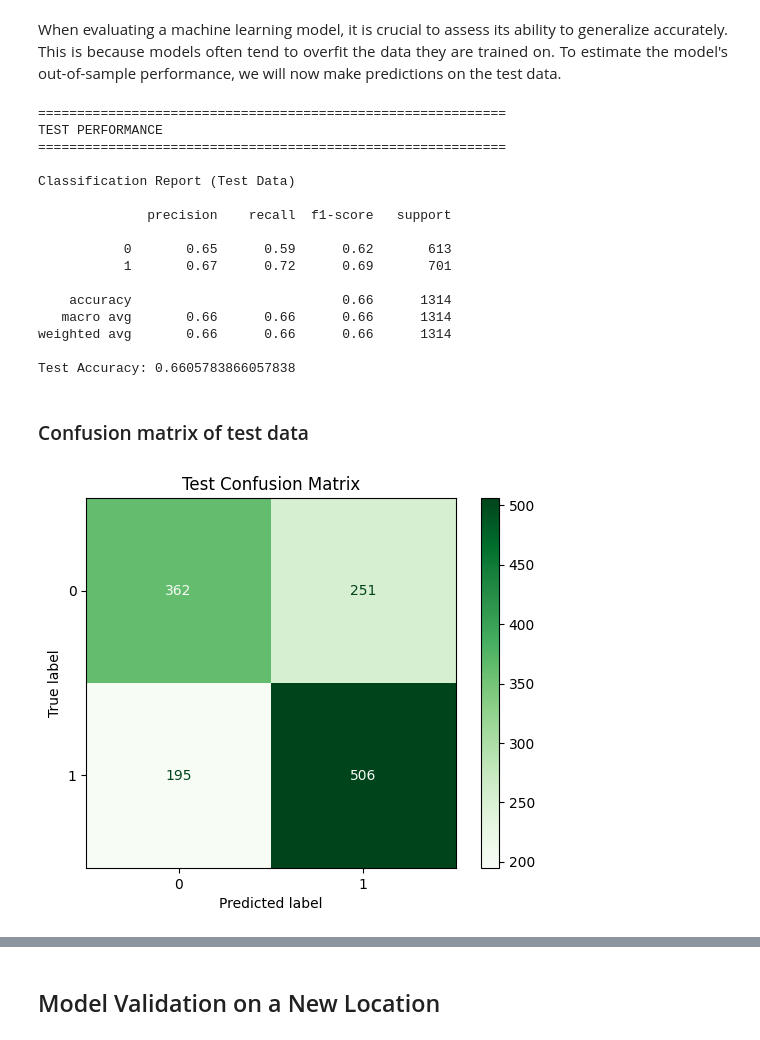
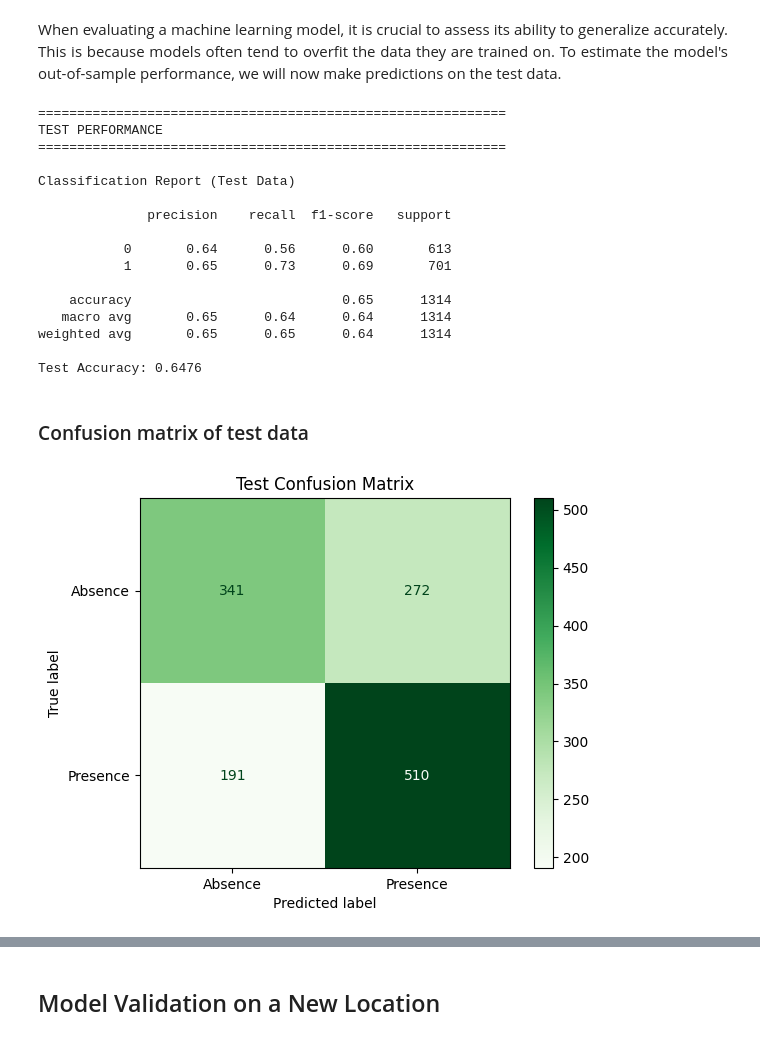
Before and after one commit to AKWANA686/Biodiversity_challenge, a Jupyter notebook: Biodiversity_Challenge_Benchmark.ipynb, the cells around one changed output, grey strips where cells are left out. Saved outputs shown, nothing was run; the diff lists cells and outputs as text; code cells hidden in the pictures.

Commit message:
added predicted model 3

```diff
--- a/Biodiversity_Challenge_Benchmark.ipynb
+++ b/Biodiversity_Challenge_Benchmark.ipynb
@@ -560,22 +466,25 @@ plt.show()
 # TEST PERFORMANCE
 # ============================================================
 
+from sklearn.metrics import classification_report, accuracy_score, roc_auc_score
+
 print("=" * 60)
 print("TEST PERFORMANCE")
 print("=" * 60)
 
-# Make predictions on test data
+# 1. Make predictions (Class labels: 0 or 1)
 test_predictions = pipeline.predict(X_test)
 
-# Classification Report
+# 2. Make probability predictions (Required for ROC-AUC)
+test_probabilities = pipeline.predict_proba(X_test)[:, 1]
+
+# 3. Print Classification Report
 print("\nClassification Report (Test Data)\n")
-
 print(classification_report(y_test, test_predictions))
 
-# Test Accuracy
+# 4. Calculate and Print Accuracy
 test_accuracy = accuracy_score(y_test, test_predictions)
-
-print("Test Accuracy:", test_accuracy)
+print(f"Test Accuracy: {test_accuracy:.4f}")
 # %% [output]
 ============================================================
 TEST PERFORMANCE
@@ -585,30 +494,41 @@ Classification Report (Test Data)
 
               precision    recall  f1-score   support
 
-           0       0.65      0.59      0.62       613
-           1       0.67      0.72      0.69       701
+           0       0.64      0.56      0.60       613
+           1       0.65      0.73      0.69       701
 
-    accuracy                           0.66      1314
-   macro avg       0.66      0.66      0.66      1314
-weighted avg       0.66      0.66      0.66      1314
+    accuracy                           0.65      1314
+   macro avg       0.65      0.64      0.64      1314
+weighted avg       0.65      0.65      0.64      1314
 
-Test Accuracy: 0.6605783866057838
+Test Accuracy: 0.6476
 # %% [markdown]
 ### Confusion matrix of test data
 # %%
 # Display confusion matrix.
+from sklearn.metrics import confusion_matrix, ConfusionMatrixDisplay
+import matplotlib.pyplot as plt
+
+# Ensure test_predictions matches the latest version of your pipeline
+test_predictions = pipeline.predict(X_test)
+
 # ============================================================
-# TEST CONFUSION MATRIX
+# 2. TEST CONFUSION MATRIX
 # ============================================================
 
+# Generate the matrix data
 test_cm = confusion_matrix(y_test, test_predictions)
 
-disp = ConfusionMatrixDisplay(confusion_matrix=test_cm)
+# Create the display (Adding labels for clarity)
+disp = ConfusionMatrixDisplay(
+    confusion_matrix=test_cm, display_labels=["Absence", "Presence"]
+)
 
+# Plot the matrix
 disp.plot(cmap="Greens")
 
 plt.title("Test Confusion Matrix")
-
+plt.grid(False)  # Clean up grid lines that sometimes appear in Jupyter
 plt.show()
 # %% [output]
-[figure, old version]
+[figure, new version]
```
Also changed, not shown: parts of 15 cells of this notebook, 3 other files.
